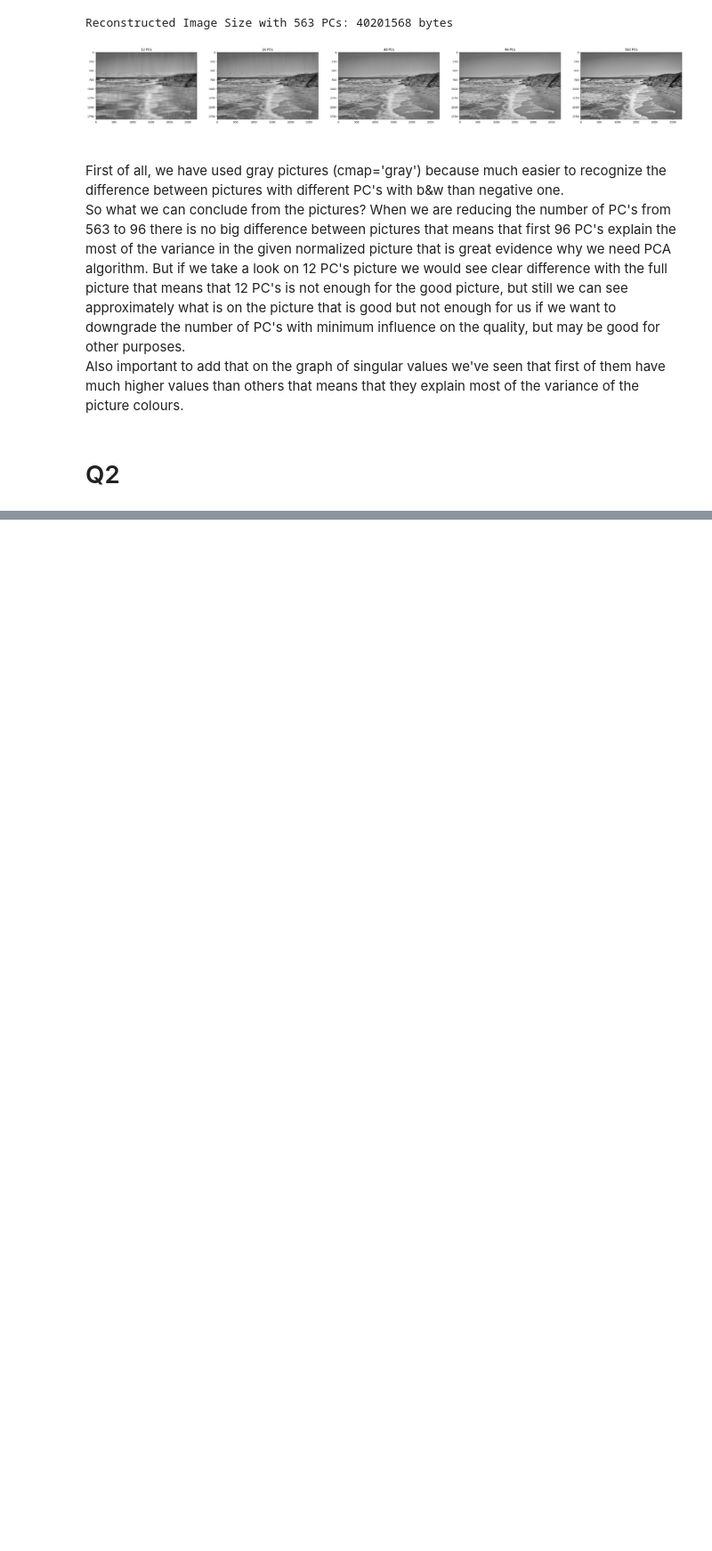
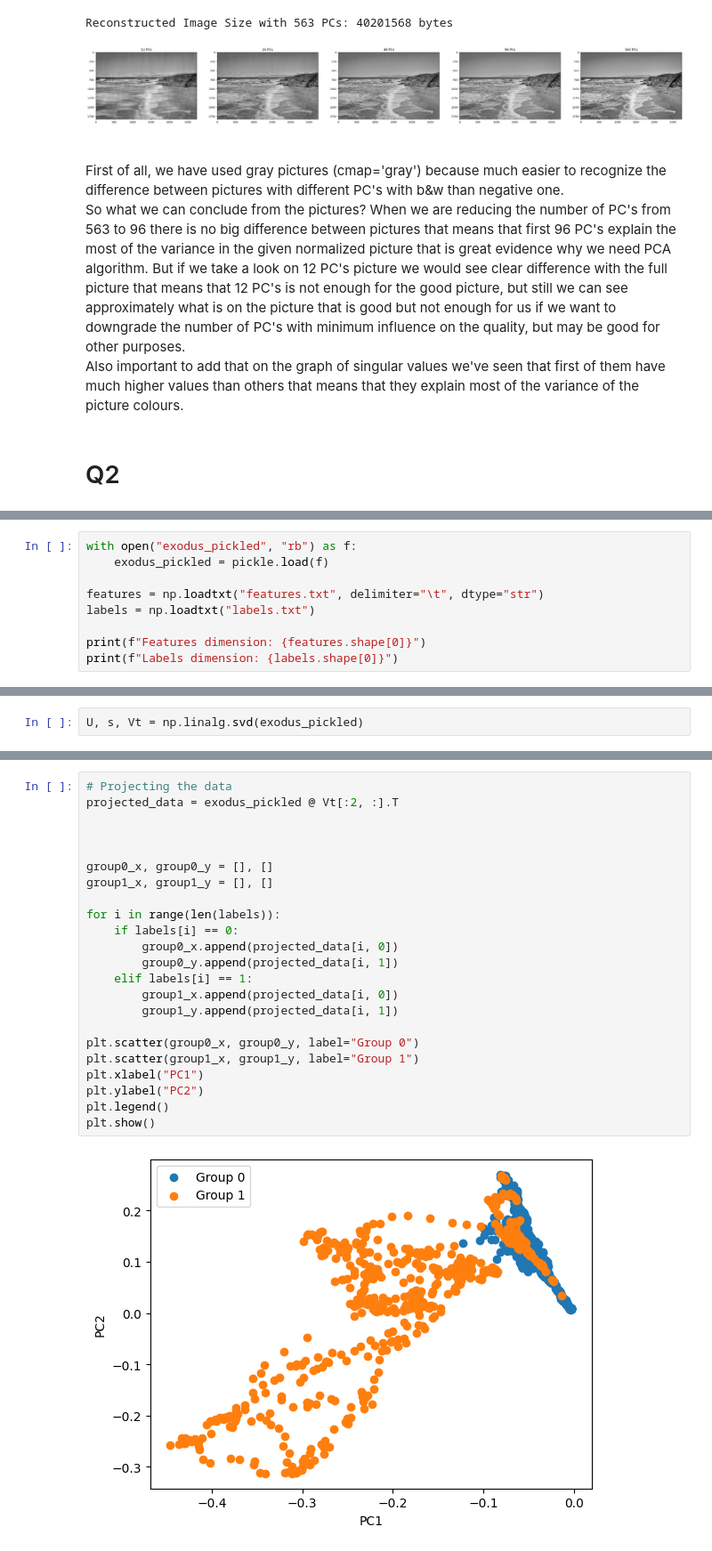
Before and after one commit to 1spb/ex2_stat_learning, a Jupyter notebook: ex2_stat.ipynb, the cells around one changed output, grey strips where cells are left out. Shown at 89% size. Cells and saved outputs as stored; diff of their text form; blank space fills up the shorter version.

```diff
--- a/ex2_stat.ipynb
+++ b/ex2_stat.ipynb
@@ -97,0 +101,9 @@ Also important to add that on the graph of singular values we've seen that first
+# %%
+with open("exodus_pickled", "rb") as f:
+    exodus_pickled = pickle.load(f)
+
+features = np.loadtxt("features.txt", delimiter="\t", dtype="str")
+labels = np.loadtxt("labels.txt")
+
+print(f"Features dimension: {features.shape[0]}")
+print(f"Labels dimension: {labels.shape[0]}")
@@ -97,0 +123,2 @@ Also important to add that on the graph of singular values we've seen that first
+# %%
+U, s, Vt = np.linalg.svd(exodus_pickled)
@@ -97,0 +156,25 @@ Also important to add that on the graph of singular values we've seen that first
+# %%
+# Projecting the data
+projected_data = exodus_pickled @ Vt[:2, :].T
+
+
+
+group0_x, group0_y = [], []
+group1_x, group1_y = [], []
+
+for i in range(len(labels)):
+    if labels[i] == 0:
+        group0_x.append(projected_data[i, 0])
+        group0_y.append(projected_data[i, 1])
+    elif labels[i] == 1:
+        group1_x.append(projected_data[i, 0])
+        group1_y.append(projected_data[i, 1])
+
+plt.scatter(group0_x, group0_y, label="Group 0")
+plt.scatter(group1_x, group1_y, label="Group 1")
+plt.xlabel("PC1")
+plt.ylabel("PC2")
+plt.legend()
+plt.show()
+# %% [output]
+[figure, added]
```
Also changed, not shown: parts of 11 cells of this notebook.
